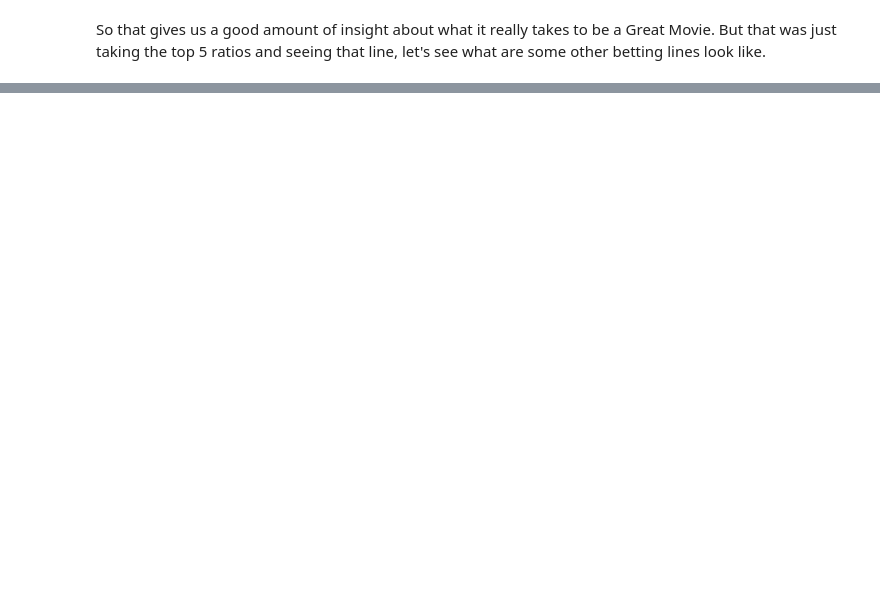
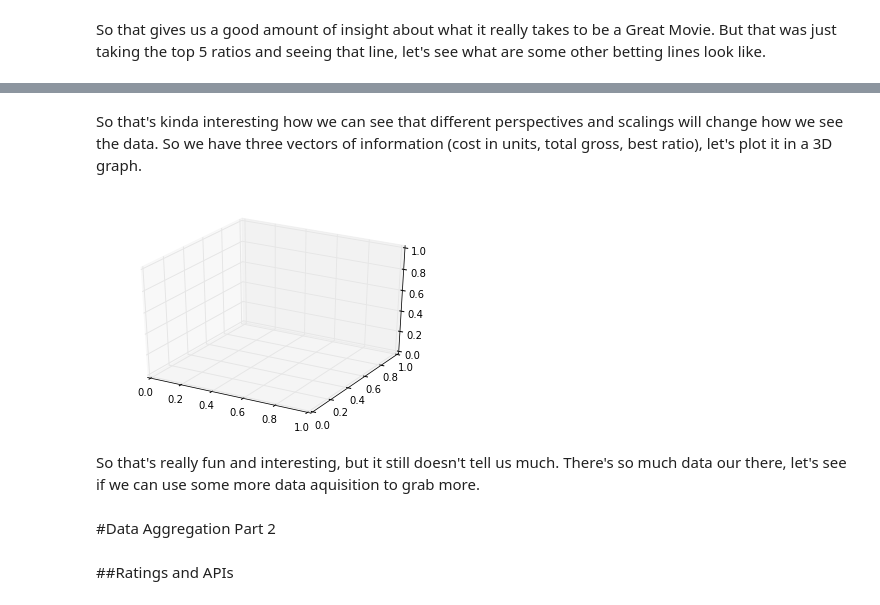
Before and after one commit to mitch-karch/NASMD2015, a Jupyter notebook: Night Attack Summer Movie Draft 2015 Analysis.ipynb, the cells around one changed output, grey strips where cells are left out. Cells and saved outputs as stored; diff of their text form; code cells hidden in the pictures; blank space fills up the shorter version.

```diff
--- a/Night Attack Summer Movie Draft 2015 Analysis.ipynb
+++ b/Night Attack Summer Movie Draft 2015 Analysis.ipynb
@@ -819,0 +818,14 @@ plt.show()
+# %% [markdown]
+So that's kinda interesting how we can see that different perspectives and scalings will change how we see the data. So we have three vectors of information (cost in units, total gross, best ratio), let's plot it in a 3D graph.
+# %%
+from mpl_toolkits.mplot3d import Axes3D
+fig = plt.figure()
+ax = fig.add_subplot(111, projection='3d')
+# %% [output]
+[figure, added]
+# %% [markdown]
+So that's really fun and interesting, but it still doesn't tell us much. There's so much data our there, let's see if we can use some more data aquisition to grab more.
+# %% [markdown]
+#Data Aggregation Part 2
+# %% [markdown]
+##Ratings and APIs
```
Also changed, not shown: parts of 19 cells of this notebook.
